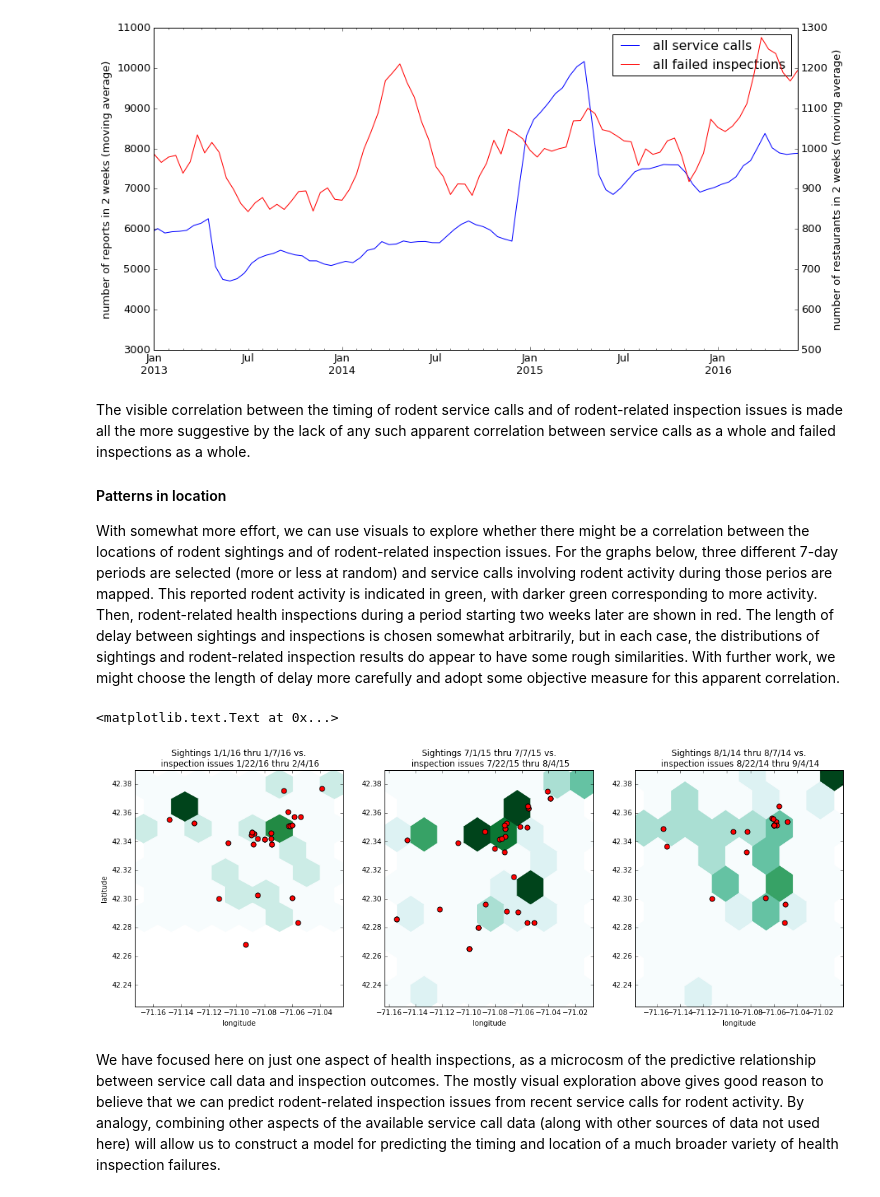
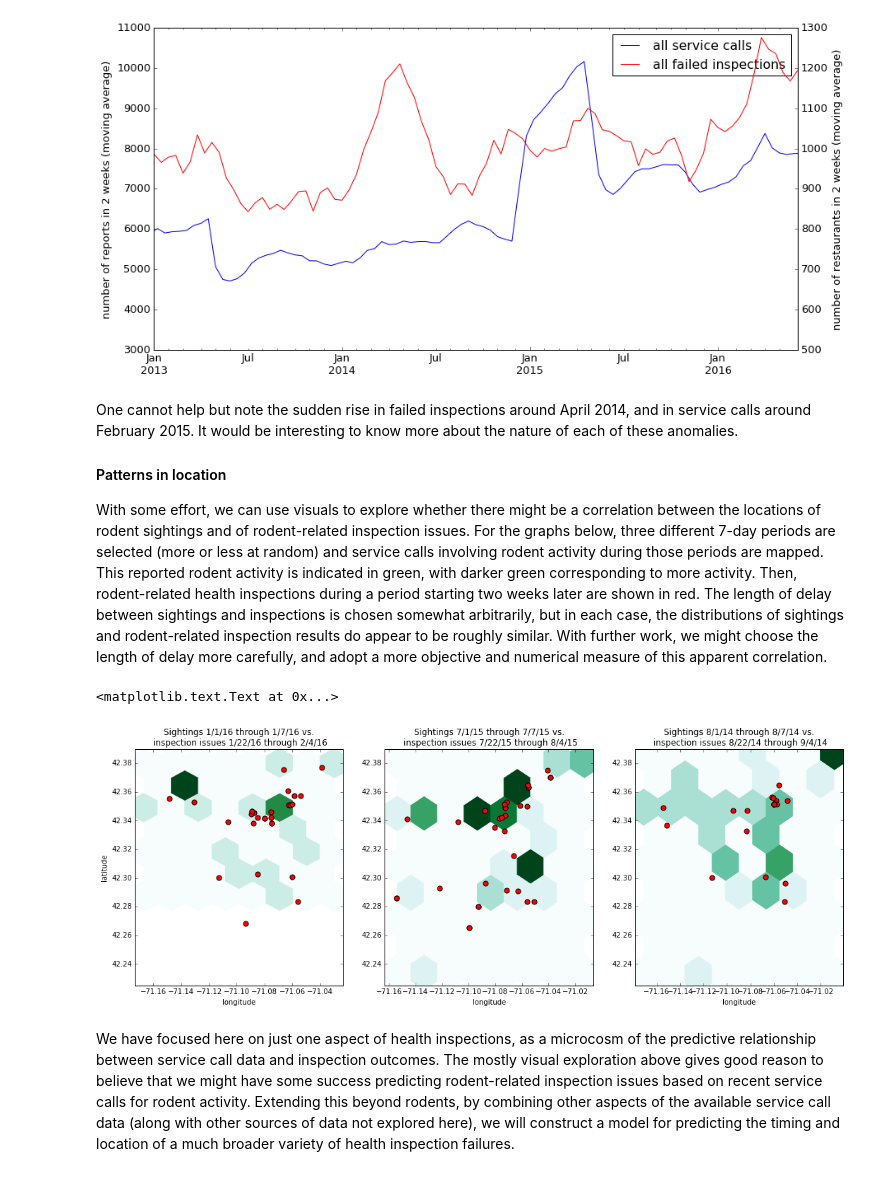
Before and after one commit to roywright/springboard, a Jupyter notebook: capstone/datastory.ipynb, the cells around one changed output. Saved outputs shown, nothing was run; the diff lists cells and outputs as text; code cells hidden in the pictures.

```diff
--- a/capstone/datastory.ipynb
+++ b/capstone/datastory.ipynb
@@ -10,4 +13,5 @@ import pandas as pd
 # %%
+import pandas as pd
 inspections = pd.read_csv(
     'data/Food_Establishment_Inspections.csv',
     usecols = ['BusinessName', 'ISSDTTM', 'EXPDTTM', 'LICSTATUS', 'LICENSECAT',
@@ -17,13 +21,28 @@ inspections = pd.read_csv(
     parse_dates = ['ISSDTTM', 'EXPDTTM', 'RESULTDTTM', 'VIOLDTTM', 'StatusDate'],
     infer_datetime_format = True
 )
-inspections.columns = ['name', 'lic_issue', 'lic_expire', 'lic_status', 'lic_category',
-       'type', 'result', 'result_date', 'violation', 'level',
-       'description', 'violation_date', 'status', 'status_date', 'comments', 'location'
+inspections.columns = [
+    'name',           # business name
+    'lic_issue',      # date of business license
+    'lic_expire',     # expiration date of business license
+    'lic_status',     # license status (active or inactive)
+    'lic_category',   # license category ("FS", "FT", "RS", or "MFW")
+    'type',           # more verbal description of license category
+    'result',         # result of the inspection (12 different possibilities)
+    'result_date',    # date of inspection
+    'violation',      # code for violation type
+    'level',          # violation severity (can be * or ** or ***)
+    'description',    # verbal description of violation
+    'violation_date', # generally (or always?) the same as result_date
+    'status',         # simply pass or fail
+    'status_date',    # generally a day or so later than result_date, but often not given
+    'comments',       # free-form text comments
+    'location'        # (latitude, longitude)
 ]
 inspections['location'] = inspections.location.str.strip('()')
 inspections[['latitude','longitude']] = inspections['location'].apply(lambda x: pd.Series(str(x).split(',')))
 inspections['latitude'] = pd.to_numeric(inspections.latitude, errors='coerce')
 inspections['longitude'] = pd.to_numeric(inspections.longitude, errors='coerce')
 inspections = inspections.drop('location', 1)
-inspections = inspections[inspections.violation_date >= '2011-01-01 00:00:00']   # no data on service calls before 2011
+inspections = inspections[inspections.violation_date >= '2011-01-01 00:00:00']
+inspections.sample(8)[['name', 'lic_category', 'type', 'result', 'result_date', 'description', 'status', 'comments']]
@@ -38,6 +71,16 @@ services = pd.read_csv(
     infer_datetime_format = True
 )
 services.columns = [
-       'open', 'closed', 'status', 'closure', 'title', 'subject', 'reason',
-       'type', 'department', 'latitude', 'longitude'
+    'open',         # date the complaint was registered
+    'closed',       # date the complaint was resolved
+    'status',       # open or closed
+    'closure',      # details of how the complaint was closed (NaN if open)
+    'title',        # description of the issue
+    'subject',      # category of the issue (e.g. public works, civil rights, animal control, etc.)
+    'reason',       # more specific category (often very similar to the "title")
+    'type',         # usually identical to the "title"
+    'department',   # usually an abbreviation of the "subject"
+    'latitude',
+    'longitude'
 ]
+services.sample(8)[['open', 'closed', 'title', 'subject', 'reason', 'type', 'department']]
@@ -192,11 +244,11 @@ ax.set_xlabel('')
 <matplotlib.text.Text at 0x...>
 [figure]
 # %% [markdown]
-The visible correlation between the timing of rodent service calls and of rodent-related inspection issues is made all the more suggestive by the lack of any such apparent correlation between service calls as a whole and failed inspections as a whole.
+One cannot help but note the sudden rise in failed inspections around April 2014, and in service calls around February 2015. It would be interesting to know more about the nature of each of these anomalies.
 
 #### Patterns in location
 
-With somewhat more effort, we can use visuals to explore whether there might be a correlation between the locations of rodent sightings and of rodent-related inspection issues. For the graphs below, three different 7-day periods are selected (more or less at random) and service calls involving rodent activity during those perios are mapped. This reported rodent activity is indicated in green, with darker green corresponding to more activity. Then, rodent-related health inspections during a period starting two weeks later are shown in red. The length of delay between sightings and inspections is chosen somewhat arbitrarily, but in each case, the distributions of sightings and rodent-related inspection results do appear to have some rough similarities. With further work, we might choose the length of delay more carefully and adopt some objective measure for this apparent correlation.
+With some effort, we can use visuals to explore whether there might be a correlation between the locations of rodent sightings and of rodent-related inspection issues. For the graphs below, three different 7-day periods are selected (more or less at random) and service calls involving rodent activity during those periods are mapped. This reported rodent activity is indicated in green, with darker green corresponding to more activity. Then, rodent-related health inspections during a period starting two weeks later are shown in red. The length of delay between sightings and inspections is chosen somewhat arbitrarily, but in each case, the distributions of sightings and rodent-related inspection results do appear to be roughly similar. With further work, we might choose the length of delay more carefully, and adopt a more objective and numerical measure of this apparent correlation.
 # %%
 plt.rcParams['figure.figsize'] = (18, 6)
 plt.rcParams['font.size'] = 10
@@ -211,38 +263,38 @@ inspections[
     ('2016-01-22 00:00:00' <= inspections.result_date) &
     (inspections.result_date <= '2016-02-04 00:00:00')
 ].plot(x='longitude',y='latitude',kind='scatter',ax=ax,color='red', s=50)
-ax.set_title('Sightings 1/1/16 thru 1/7/16 vs.\n inspection issues 1/22/16 thru 2/4/16')
+ax.set_title('Sightings 1/1/16 through 1/7/16 vs.\n inspection issues 1/22/16 through 2/4/16')
 
 ax = plt.subplot(1,3,2)
 services[
     (services.title.fillna('').str.contains('odent')) &
     ('2015-07-01 00:00:00' <= services.open) &
     (services.open <= '2015-07-07 00:00:00')
 ].plot.hexbin(x='longitude',y='latitude',gridsize=7,colorbar=False, ax=ax,ylim=[42.225,42.39])
 inspections[
     (inspections.description.fillna('').str.contains('odent')) &
     ('2015-07-22 00:00:00' <= inspections.result_date) &
     (inspections.result_date <= '2015-08-04 00:00:00')
 ].plot(x='longitude',y='latitude',kind='scatter',ax=ax,color='red', s=50)
 plt.ylabel('')
-ax.set_title('Sightings 7/1/15 thru 7/7/15 vs.\n inspection issues 7/22/15 thru 8/4/15')
+ax.set_title('Sightings 7/1/15 through 7/7/15 vs.\n inspection issues 7/22/15 through 8/4/15')
 
 
 ax = plt.subplot(1,3,3)
 services[
     (services.title.fillna('').str.contains('odent')) &
     ('2014-08-01 00:00:00' <= services.open) &
     (services.open <= '2014-08-07 00:00:00')
 ].plot.hexbin(x='longitude',y='latitude',gridsize=7,colorbar=False,ax=ax,ylim=[42.225,42.39])
 inspections[
     (inspections.description.fillna('').str.contains('odent')) &
     ('2014-08-22 00:00:00' <= inspections.result_date) &
     (inspections.result_date <= '2014-09-04 00:00:00')
 ].plot(x='longitude',y='latitude',kind='scatter',ax=ax,color='red', s=50)
 plt.ylabel('')
-ax.set_title('Sightings 8/1/14 thru 8/7/14 vs.\n inspection issues 8/22/14 thru 9/4/14')
+ax.set_title('Sightings 8/1/14 through 8/7/14 vs.\n inspection issues 8/22/14 through 9/4/14')
 # %% [output]
 <matplotlib.text.Text at 0x...>
-[figure, old version]
+[figure, new version]
 # %% [markdown]
-We have focused here on just one aspect of health inspections, as a microcosm of the predictive relationship between service call data and inspection outcomes. The mostly visual exploration above gives good reason to believe that we can predict rodent-related inspection issues from recent service calls for rodent activity. By analogy, combining other aspects of the available service call data (along with other sources of data not used here) will allow us to construct a model for predicting the timing and location of a much broader variety of health inspection failures.
+We have focused here on just one aspect of health inspections, as a microcosm of the predictive relationship between service call data and inspection outcomes. The mostly visual exploration above gives good reason to believe that we might have some success predicting rodent-related inspection issues based on recent service calls for rodent activity. Extending this beyond rodents, by combining other aspects of the available service call data (along with other sources of data not explored here), we will construct a model for predicting the timing and location of a much broader variety of health inspection failures.
```
Also changed, not shown: parts of 17 cells of this notebook, 1 other file.
